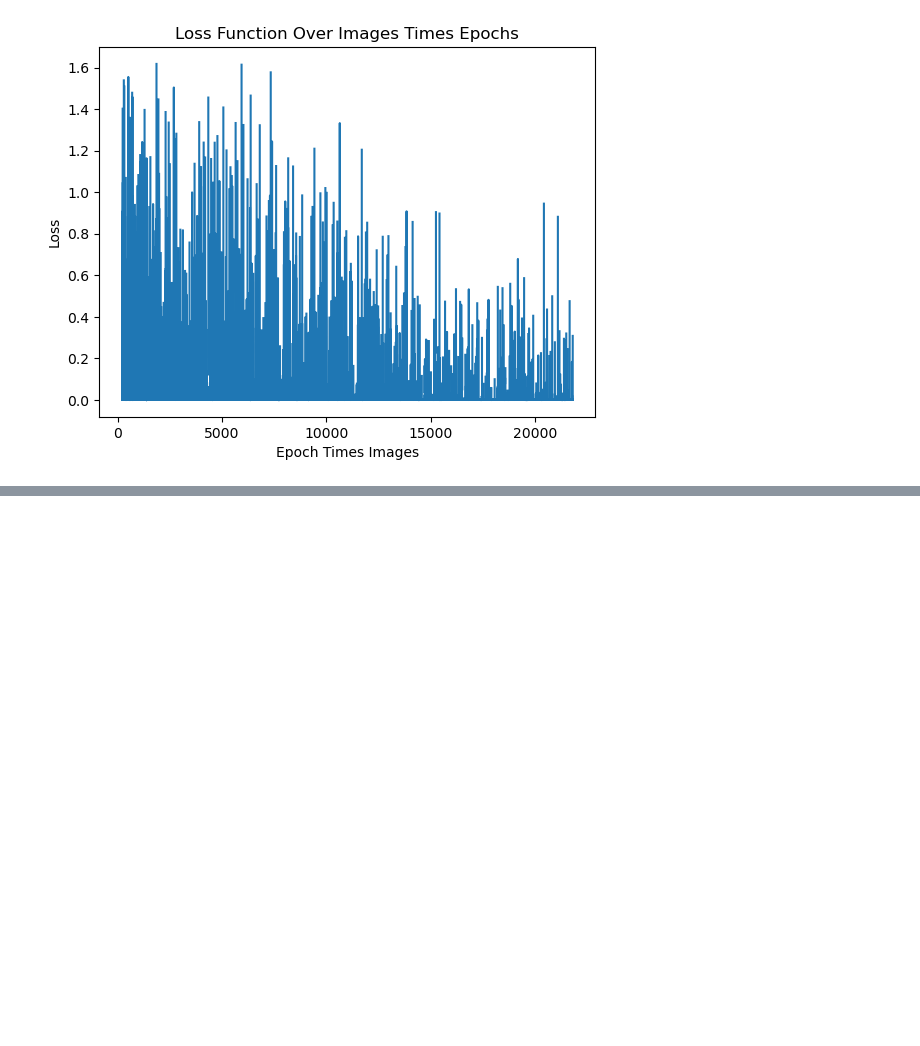
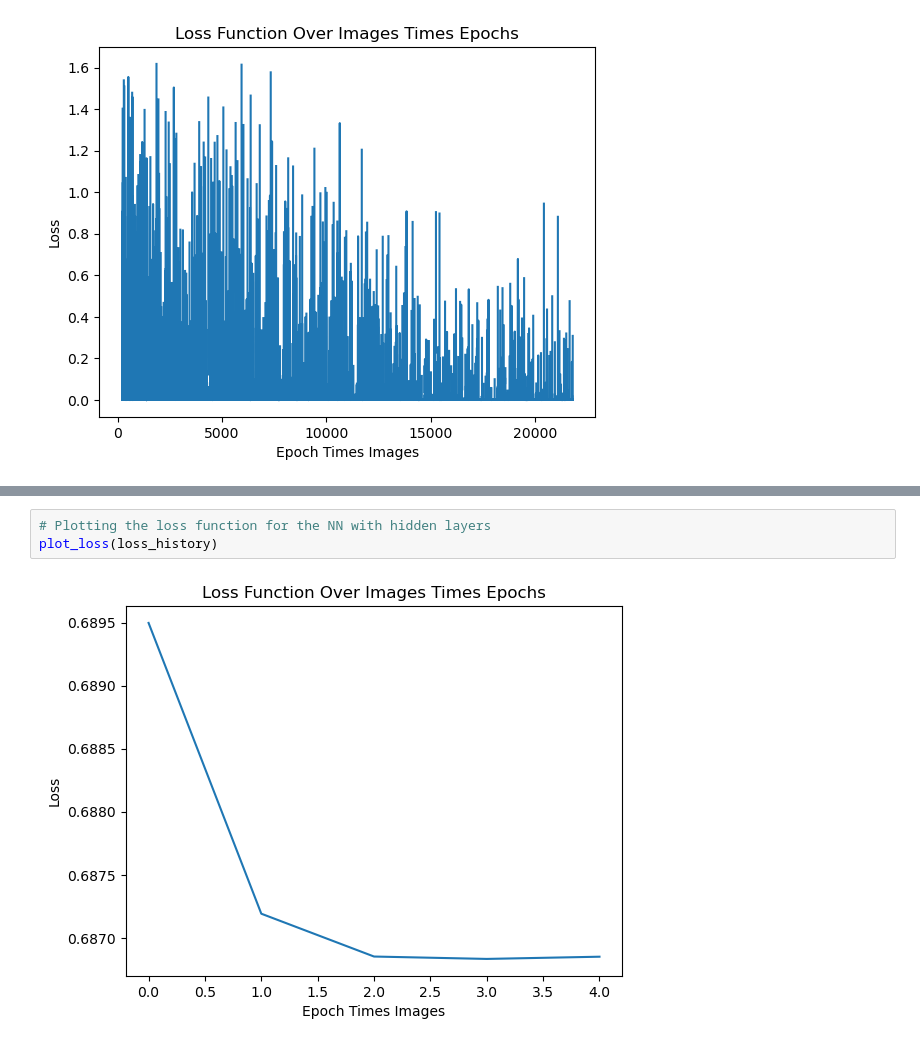
Before and after one commit to edwphysics/advanced_lab, a Jupyter notebook: topic5_NN/basics_NN.ipynb, the cells around one changed output, grey strips where cells are left out. Saved outputs shown, nothing was run; the diff lists cells and outputs as text; blank space fills up the shorter version.

```diff
--- a/topic5_NN/basics_NN.ipynb
+++ b/topic5_NN/basics_NN.ipynb
@@ -179,0 +306,5 @@ plot_loss(loss_history)
+# %%
+# Plotting the loss function for the NN with hidden layers
+plot_loss(loss_history)
+# %% [output]
+[figure, added]
```
Also changed, not shown: parts of 7 cells of this notebook, 1 other file.
